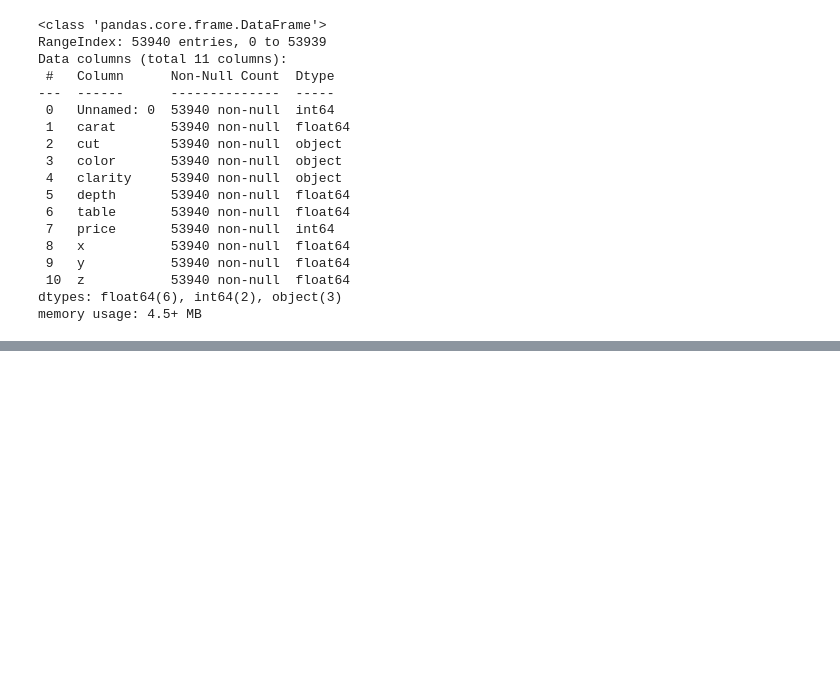
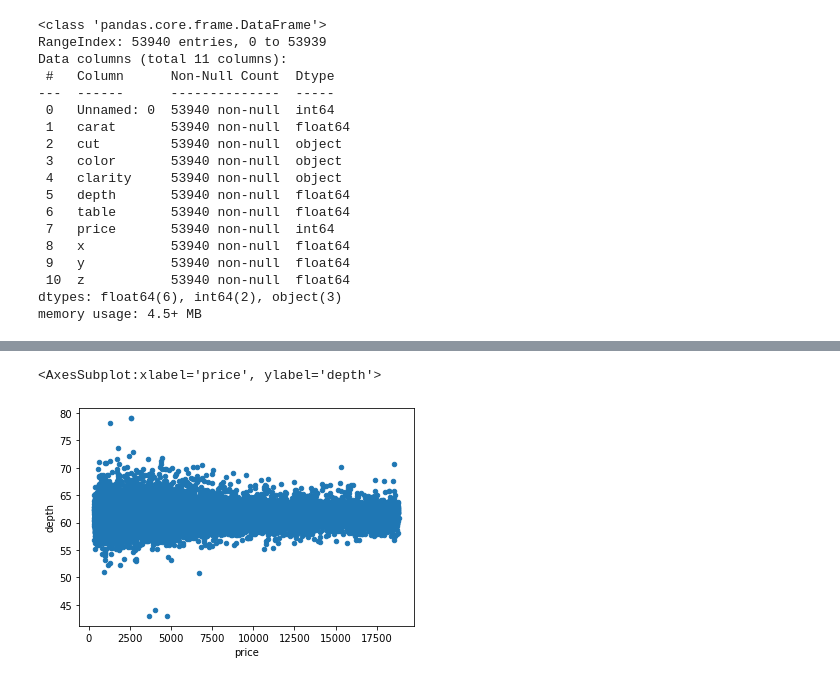
Before and after one commit to Waltercas/CAPSTONE, a Jupyter notebook: Diamonds.ipynb, the cells around one changed output, grey strips where cells are left out. Saved outputs shown, nothing was run; the diff lists cells and outputs as text; code cells hidden in the pictures; blank space fills up the shorter version.

```diff
--- a/Diamonds.ipynb
+++ b/Diamonds.ipynb
@@ -73,0 +111,5 @@ diamonddf.plot.bar()
+# %%
+diamonddf.plot.scatter('price','depth')
+# %% [output]
+<AxesSubplot:xlabel='price', ylabel='depth'>
+[figure, added]
```
Also changed, not shown: parts of 13 cells of this notebook, 9 other files.
